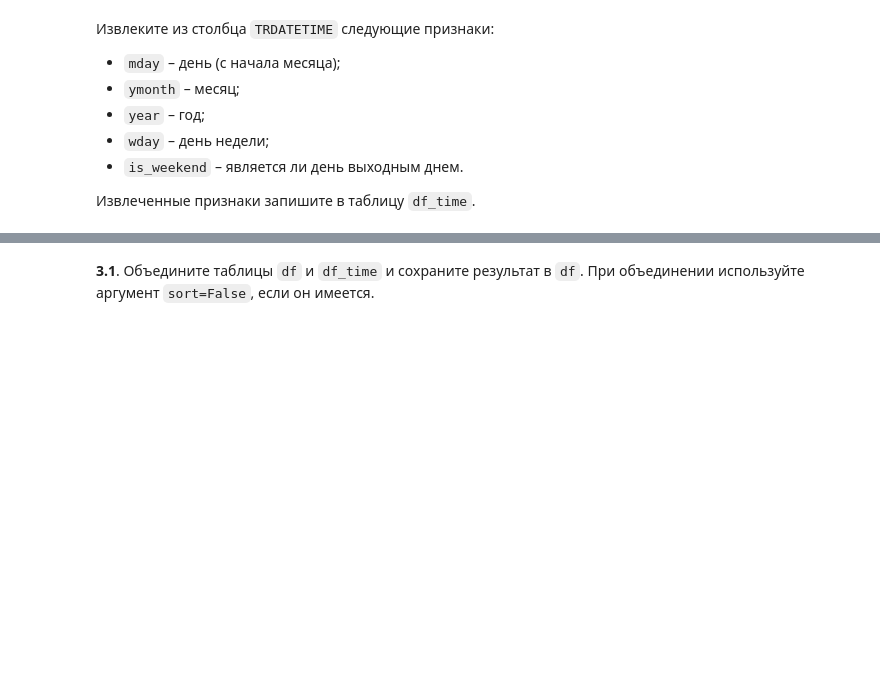
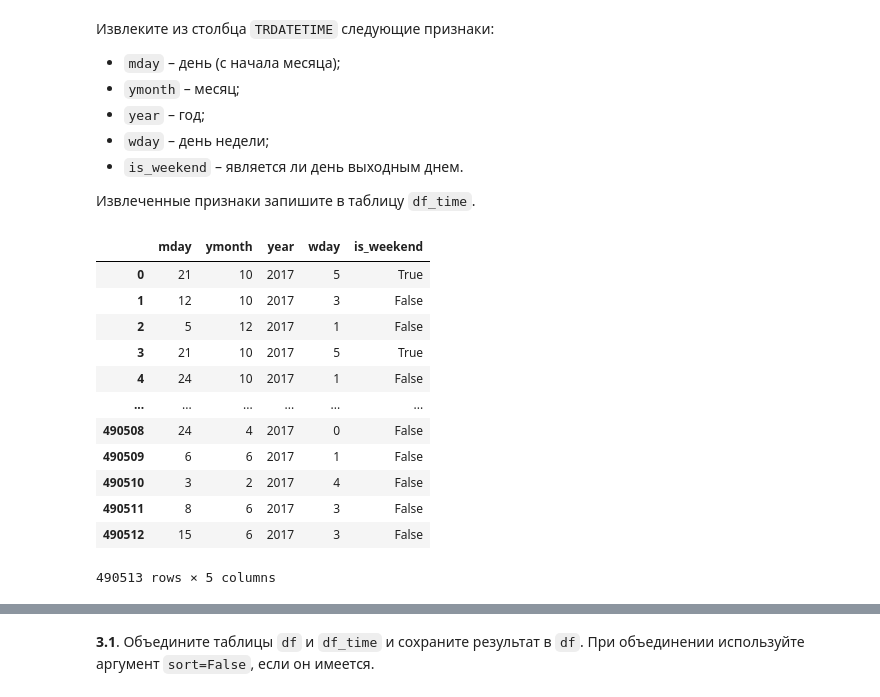
Before and after one commit to Krage56/ml_isp_intro, a Jupyter notebook: hw/hw1/ISP_HW1_NUMPY&PANDAS.ipynb, the cells around one changed output, grey strips where cells are left out. Cells and saved outputs as stored; diff of their text form; code cells hidden in the pictures; blank space fills up the shorter version.

```diff
--- a/hw/hw1/ISP_HW1_NUMPY&PANDAS.ipynb
+++ b/hw/hw1/ISP_HW1_NUMPY&PANDAS.ipynb
@@ -222,3 +218,11 @@ __2.2__. Сделайте столбец `trx_category_mul`, которая по
+# %%
+#############################
+### ╰( ͡° ͜ʖ ͡° )つ──────☆*:・ﾟ
+#############################
+df['trx_category_mul'] = df.apply(
+    lambda x: 1 if x['trx_category'] in {'C2C_IN', 'DEPOSIT', 'BACK_TRX'} else -1,
+    axis=1
+)
 # %%
 df.loc[:, ['trx_category_mul', 'trx_category']].head()
 # %% [output]
@@ -256,3 +254,31 @@ df["TRDATETIME"] = pd.to_datetime(df["TRDATETIME"], format='%d%b%y:%H:%M:%S')
+# %%
+#############################
+### ╰( ͡° ͜ʖ ͡° )つ──────☆*:・ﾟ
+#############################
+
+#put your code here
+
+# https://stackoverflow.com/questions/23586510/return-multiple-columns-from-pandas-apply second anwer
+data = df['TRDATETIME'].apply(
+    lambda x: (x.day, x.month, x.year, x.weekday(), x.weekday() >= 5)
+)
+df_time = pd.DataFrame(columns=["mday", "ymonth", "year", "wday", "is_weekend"])
+df_time["mday"], df_time["ymonth"], df_time["year"], df_time["wday"], df_time["is_weekend"] = zip(*data)
+df_time
+# %% [output]
+|  | mday | ymonth | year | wday | is_weekend |
+| 0 | 21 | 10 | 2017 | 5 | True |
+| 1 | 12 | 10 | 2017 | 3 | False |
+| 2 | 5 | 12 | 2017 | 1 | False |
+| 3 | 21 | 10 | 2017 | 5 | True |
+| 4 | 24 | 10 | 2017 | 1 | False |
+| ... | ... | ... | ... | ... | ... |
+| 490508 | 24 | 4 | 2017 | 0 | False |
+| 490509 | 6 | 6 | 2017 | 1 | False |
+| 490510 | 3 | 2 | 2017 | 4 | False |
+| 490511 | 8 | 6 | 2017 | 3 | False |
+| 490512 | 15 | 6 | 2017 | 3 | False |
+490513 rows × 5 columns
 # %%
 df_time.head()
 # %% [output]
```
Also changed, not shown: parts of 5 cells of this notebook.
